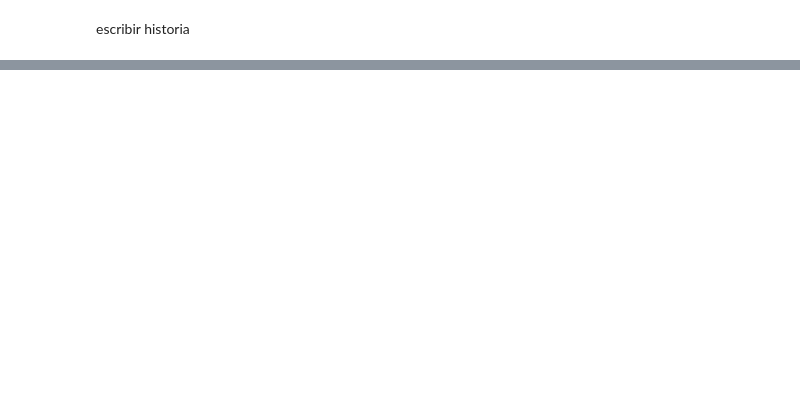
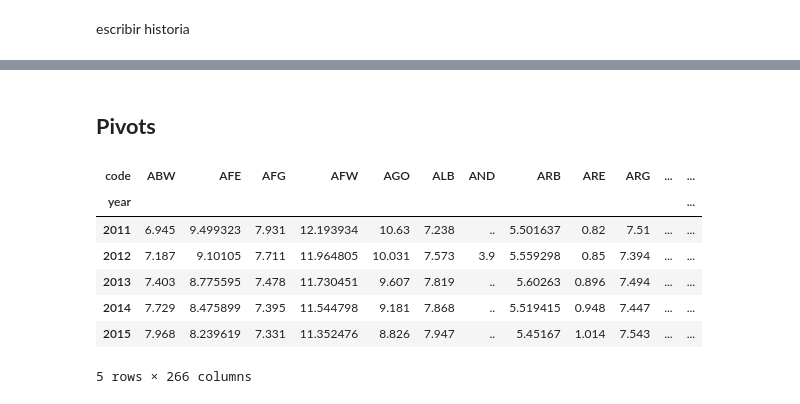
Before and after one commit to Marialerq/DataVisualization2023-2, a Jupyter notebook: 05_Dataframe.ipynb, the cells around one changed output, grey strips where cells are left out. Drawn from its saved outputs; the diff is of its cells as text; code cells hidden in the pictures; blank space fills up the shorter version.

```diff
--- a/05_Dataframe.ipynb
+++ b/05_Dataframe.ipynb
@@ -16,8 +16,7 @@ import plotly.express as px
 
 ## Save the path
 
-p = "/Base de datos salud corregido.xlsx"
-
+p = "/content/Base de datos salud corregido (1).xlsx"
 ## Read and create the dataframe
 
 d = pd.read_excel(p)
@@ -282,0 +309,23 @@ escribir historia
+# %% [markdown]
+## **Pivots**
+# %%
+## Be careful !!! YOU NEED TO USE AN UNINDEXED DATA FRAME (no con d2 sino con d)
+
+# Example 1
+### Rows = years
+### columns = country code
+### values = death
+
+pivot_pop = d.pivot( index= "year",
+                    columns= "code",
+                    values =  "death")
+pivot_pop.head()
+# %% [output]
+| code | ABW | AFE | AFG | AFW | AGO | ALB | AND | ARB | ARE | ARG | ... | ... |
+| year |  |  |  |  |  |  |  |  |  |  |  | ... |
+| 2011 | 6.945 | 9.499323 | 7.931 | 12.193934 | 10.63 | 7.238 | .. | 5.501637 | 0.82 | 7.51 | ... | ... |
+| 2012 | 7.187 | 9.10105 | 7.711 | 11.964805 | 10.031 | 7.573 | 3.9 | 5.559298 | 0.85 | 7.394 | ... | ... |
+| 2013 | 7.403 | 8.775595 | 7.478 | 11.730451 | 9.607 | 7.819 | .. | 5.60263 | 0.896 | 7.494 | ... | ... |
+| 2014 | 7.729 | 8.475899 | 7.395 | 11.544798 | 9.181 | 7.868 | .. | 5.519415 | 0.948 | 7.447 | ... | ... |
+| 2015 | 7.968 | 8.239619 | 7.331 | 11.352476 | 8.826 | 7.947 | .. | 5.45167 | 1.014 | 7.543 | ... | ... |
+5 rows × 266 columns
```
Also changed, not shown: parts of 13 cells of this notebook.
